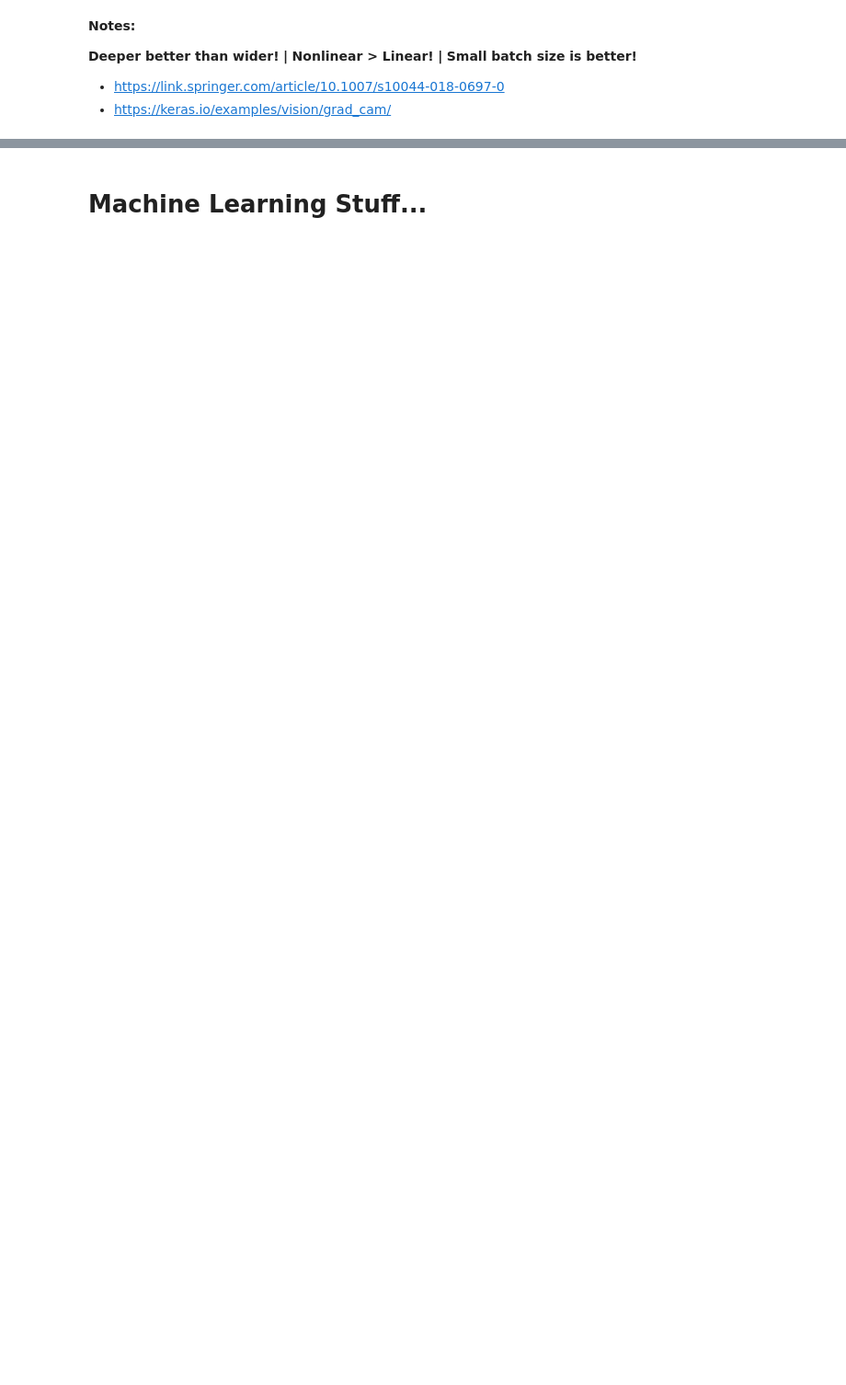
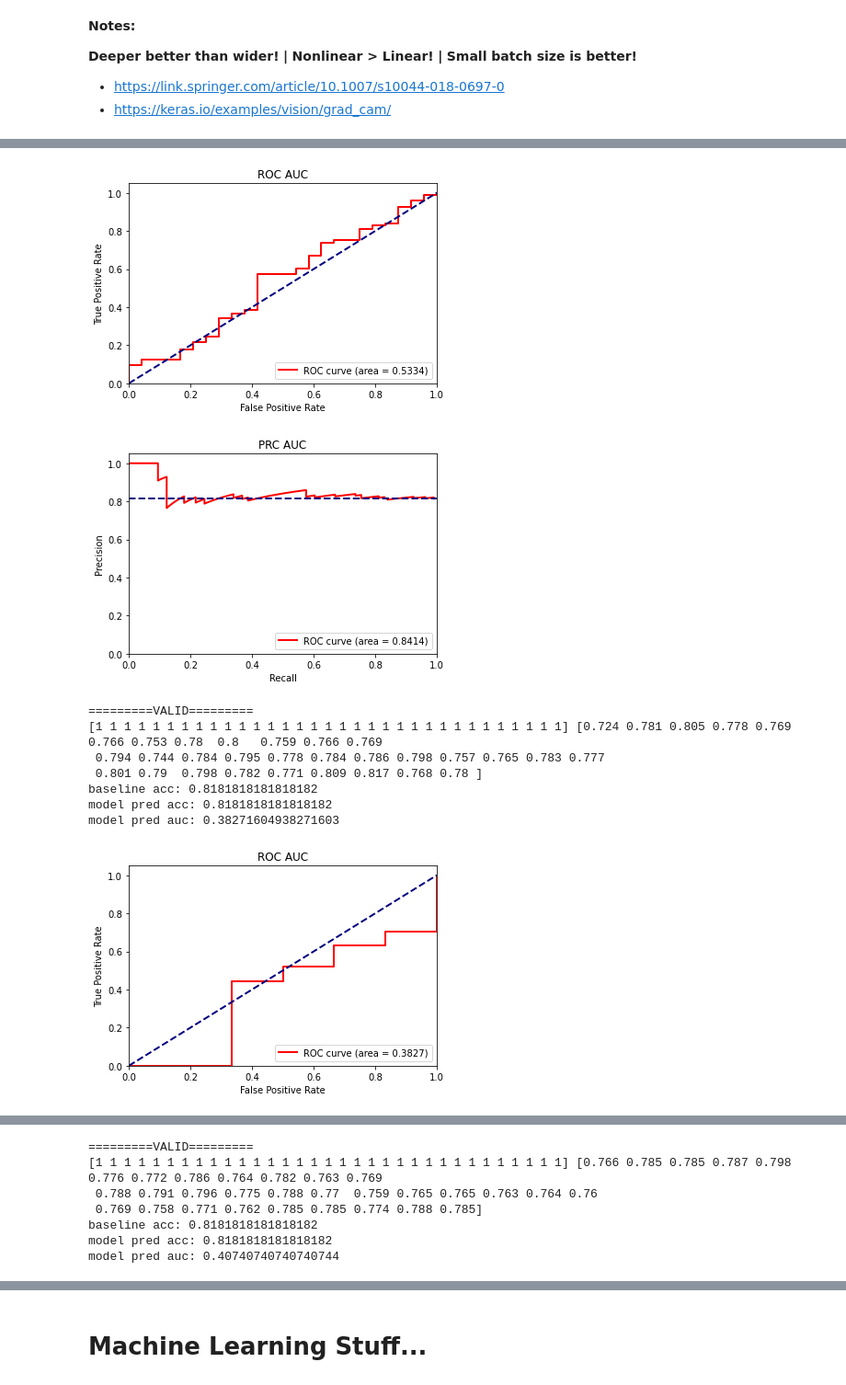
Before and after one commit to Brandhsu/als, a Jupyter notebook: als_notebook.ipynb, the cells around one changed output, grey strips where cells are left out. Shown at 92% size. Cells and saved outputs as stored; diff of their text form; code cells hidden in the pictures; blank space fills up the shorter version.

Commit message:
update cross-validation + minor fixes

```diff
--- a/als_notebook.ipynb
+++ b/als_notebook.ipynb
@@ -142,25 +34,19 @@ def default_dataset():
 # %%
 def run_pipeline(dataset, mode):
+    # --- Reproducibility
+    tf.random.set_seed(0)
+    np.random.seed(0)
+
     # --- Feature Selection
     dataset.feature_selection(norm=False, percentile=10, mode=mode)
     print(dataset.features_.shape)
     print(dataset.features.shape)
 
-    # --- Prepare Model
-    tf.random.set_seed(0)
-    model = network(dataset)
-    model = compile_(model, dataset)
+    # --- Train Model
+    print('Training using {} feature selection'.format(mode))
+    history, model = learn(dataset, batch_size=64, epochs=60, n_folds=5)
 
-    # --- Train Model
-    history = train(model, dataset)
-
-    # --- Summarize Results
-    print()
-    print('Training using {} feature selection'.format(mode))
-    summarize(history, model, dataset)
-    print()
-
-    return model, history
+    return history, model
 # %%
 # --- Prepare Data
 if 'dataset' not in globals():
@@ -171,7 +57,7 @@ if 'dataset' not in globals():
 # modes = ['no', 'chi', 'mutual_info']
 modes = ['no']
 for mode in modes:
-    model, history = run_pipeline(dataset, mode)
+    history, model = run_pipeline(dataset, mode)
 # %% [output]
 Using no feature selection and data normalization = False
 (163, 1, 53859)
@@ -192,0 +79,10 @@ model pred acc: 0.8163265306122449
+[figure, added]
+[figure, added]
+=========VALID=========
+[1 1 1 1 1 1 1 1 1 1 1 1 1 1 1 1 1 1 1 1 1 1 1 1 1 1 1 1 1 1 1 1 1] [0.724 0.781 0.805 0.778 0.769 0.766 0.753 0.78  0.8   0.759 0.766 0.769
+ 0.794 0.744 0.784 0.795 0.778 0.784 0.786 0.798 0.757 0.765 0.783 0.777
+ 0.801 0.79  0.798 0.782 0.771 0.809 0.817 0.768 0.78 ]
+baseline acc: 0.8181818181818182
+model pred acc: 0.8181818181818182
+model pred auc: 0.38271604938271603
+[figure, added]
@@ -192,0 +109,7 @@ model pred acc: 0.8163265306122449
+=========VALID=========
+[1 1 1 1 1 1 1 1 1 1 1 1 1 1 1 1 1 1 1 1 1 1 1 1 1 1 1 1 1 1 1 1 1] [0.766 0.785 0.785 0.787 0.798 0.776 0.772 0.786 0.764 0.782 0.763 0.769
+ 0.788 0.791 0.796 0.775 0.788 0.77  0.759 0.765 0.765 0.763 0.764 0.76
+ 0.769 0.758 0.771 0.762 0.785 0.785 0.774 0.788 0.785]
+baseline acc: 0.8181818181818182
+model pred acc: 0.8181818181818182
+model pred auc: 0.40740740740740744
```
Also changed, not shown: parts of 17 cells of this notebook, 5 other files.
